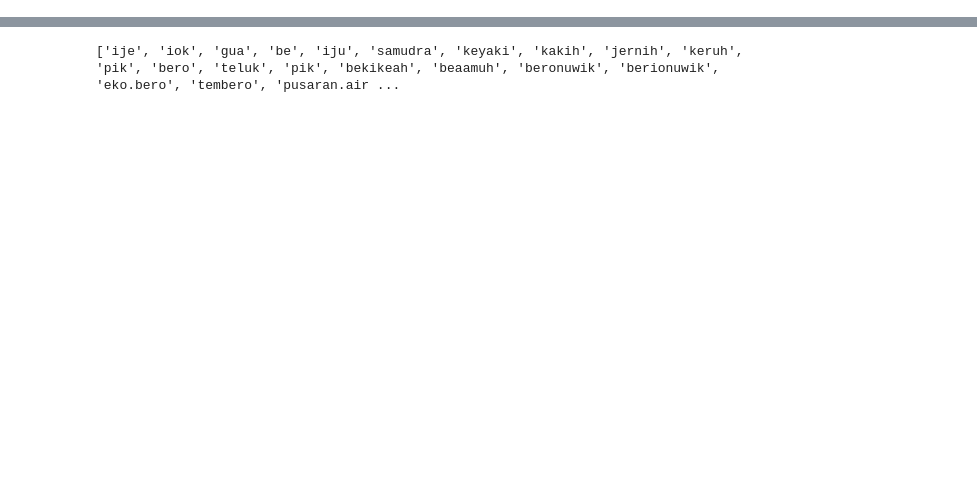
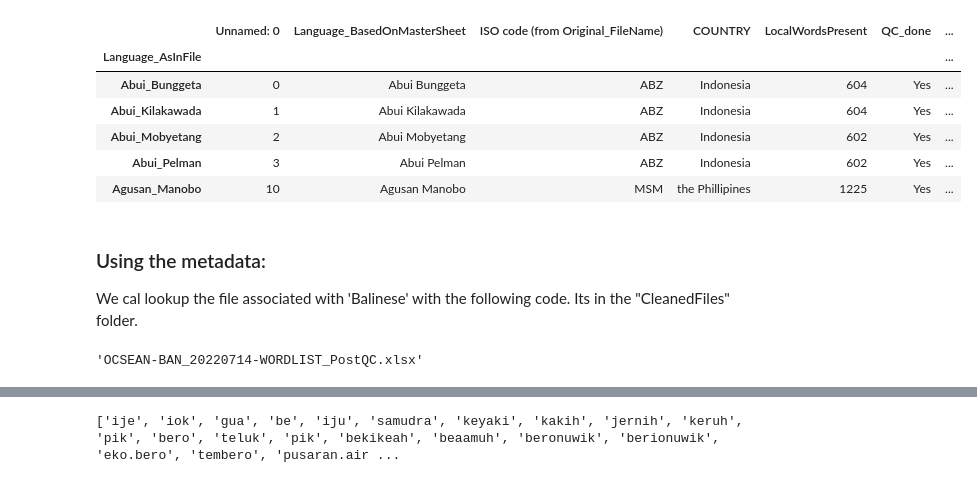
Before and after one commit to danjlawson/ocseanworkshop2025, a Jupyter notebook: lingpy_ocsean_data.ipynb, the cells around one changed output, grey strips where cells are left out. Cells and saved outputs as stored; diff of their text form; code cells hidden in the pictures; blank space fills up the shorter version.

```diff
--- a/lingpy_ocsean_data.ipynb
+++ b/lingpy_ocsean_data.ipynb
@@ -11,0 +18,20 @@ import math
+# %%
+metadata=pd.read_excel("OCSEAN_initial_englishsheet.xlsx")
+metadata.index=metadata['Language_AsInFile']
+metadata.head()
+# %% [output]
+|  | Unnamed: 0 | Language_BasedOnMasterSheet | ISO code (from Original_FileName) | COUNTRY | LocalWordsPresent | QC_done | ... |
+| Language_AsInFile |  |  |  |  |  |  | ... |
+| Abui_Bunggeta | 0 | Abui Bunggeta | ABZ | Indonesia | 604 | Yes | ... |
+| Abui_Kilakawada | 1 | Abui Kilakawada | ABZ | Indonesia | 604 | Yes | ... |
+| Abui_Mobyetang | 2 | Abui Mobyetang | ABZ | Indonesia | 602 | Yes | ... |
+| Abui_Pelman | 3 | Abui Pelman | ABZ | Indonesia | 602 | Yes | ... |
+| Agusan_Manobo | 10 | Agusan Manobo | MSM | the Phillipines | 1225 | Yes | ... |
+# %% [markdown]
+### Using the metadata:
+
+We cal lookup the file associated with 'Balinese' with the following code. Its in the "CleanedFiles" folder.
+# %%
+metadata.loc['Balinese','QC_FileName']
+# %% [output]
+'OCSEAN-BAN_20220714-WORDLIST_PostQC.xlsx'
```
Also changed, not shown: parts of 41 cells of this notebook, 2 other files.
